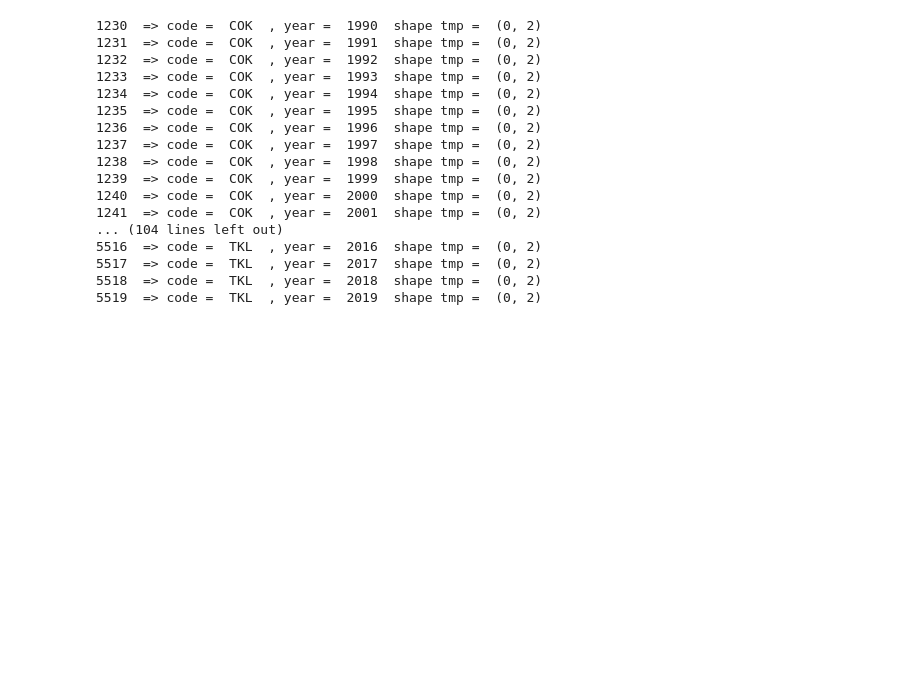
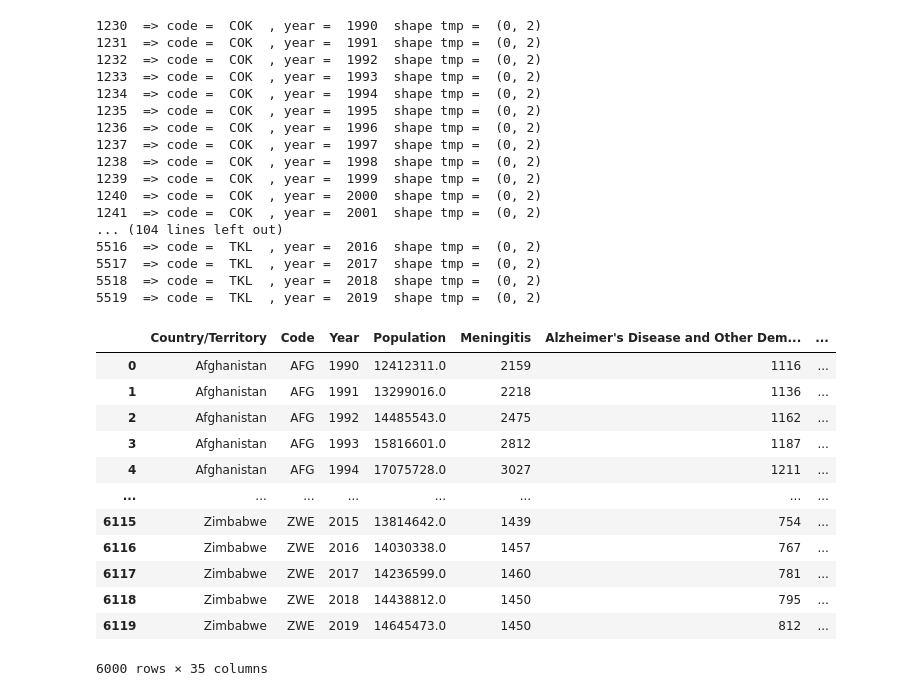
Before and after one commit to Baragouine/projet-dataviz-death, a Jupyter notebook: data/merge_dataset.ipynb, the cells around one changed output. Saved outputs shown, nothing was run; the diff lists cells and outputs as text; code cells hidden in the pictures; blank space fills up the shorter version.

```diff
--- a/data/merge_dataset.ipynb
+++ b/data/merge_dataset.ipynb
@@ -105,0 +106,16 @@ dataset_final.to_csv("cause_of_deaths_with_population.csv", sep=",")
+# %%
+dataset_final
+# %% [output]
+|  | Country/Territory | Code | Year | Population | Meningitis | Alzheimer's Disease and Other Dem... | ... |
+| 0 | Afghanistan | AFG | 1990 | 12412311.0 | 2159 | 1116 | ... |
+| 1 | Afghanistan | AFG | 1991 | 13299016.0 | 2218 | 1136 | ... |
+| 2 | Afghanistan | AFG | 1992 | 14485543.0 | 2475 | 1162 | ... |
+| 3 | Afghanistan | AFG | 1993 | 15816601.0 | 2812 | 1187 | ... |
+| 4 | Afghanistan | AFG | 1994 | 17075728.0 | 3027 | 1211 | ... |
+| ... | ... | ... | ... | ... | ... | ... | ... |
+| 6115 | Zimbabwe | ZWE | 2015 | 13814642.0 | 1439 | 754 | ... |
+| 6116 | Zimbabwe | ZWE | 2016 | 14030338.0 | 1457 | 767 | ... |
+| 6117 | Zimbabwe | ZWE | 2017 | 14236599.0 | 1460 | 781 | ... |
+| 6118 | Zimbabwe | ZWE | 2018 | 14438812.0 | 1450 | 795 | ... |
+| 6119 | Zimbabwe | ZWE | 2019 | 14645473.0 | 1450 | 812 | ... |
+6000 rows × 35 columns
```
Also changed, not shown: parts of 1 cell of this notebook, 1 other file.
